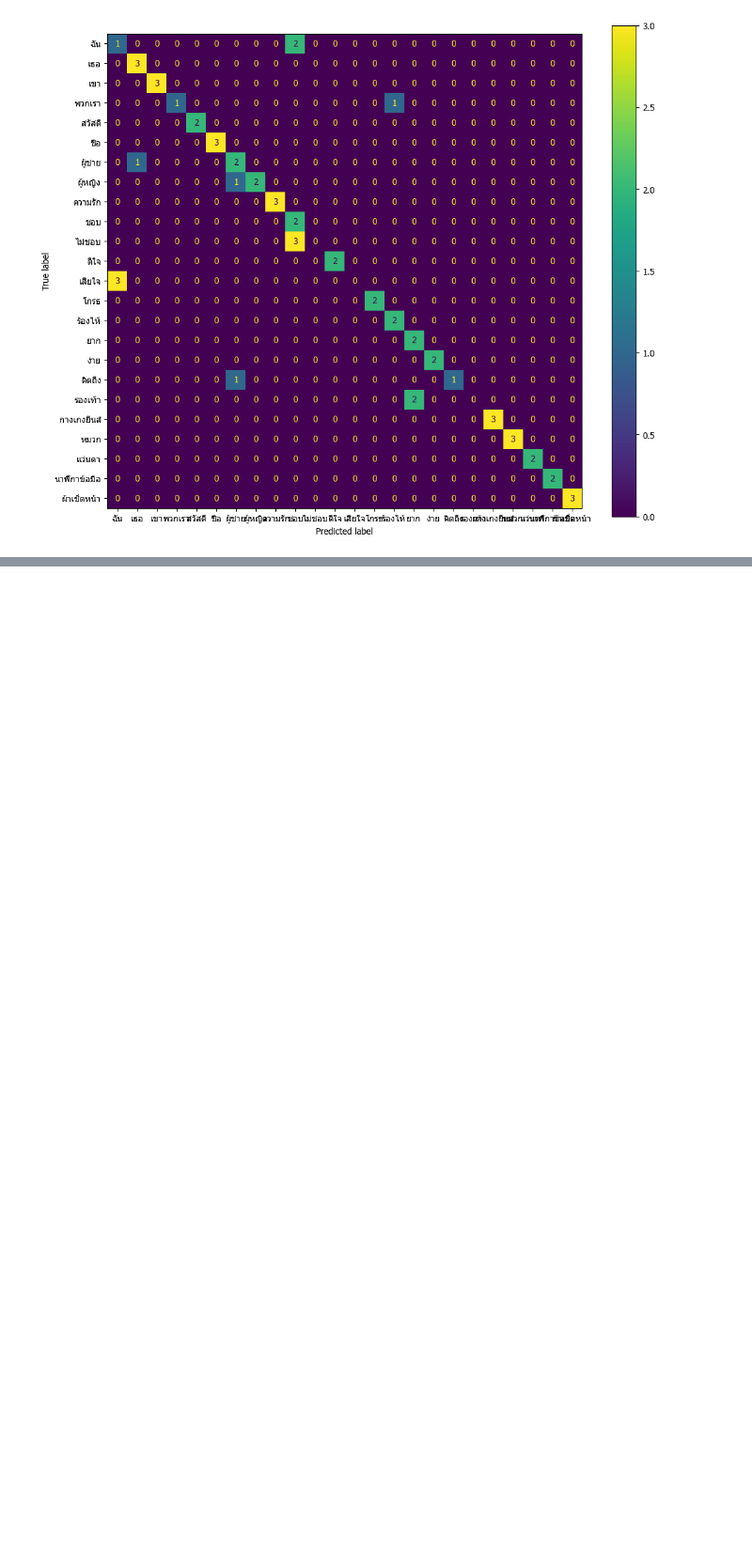
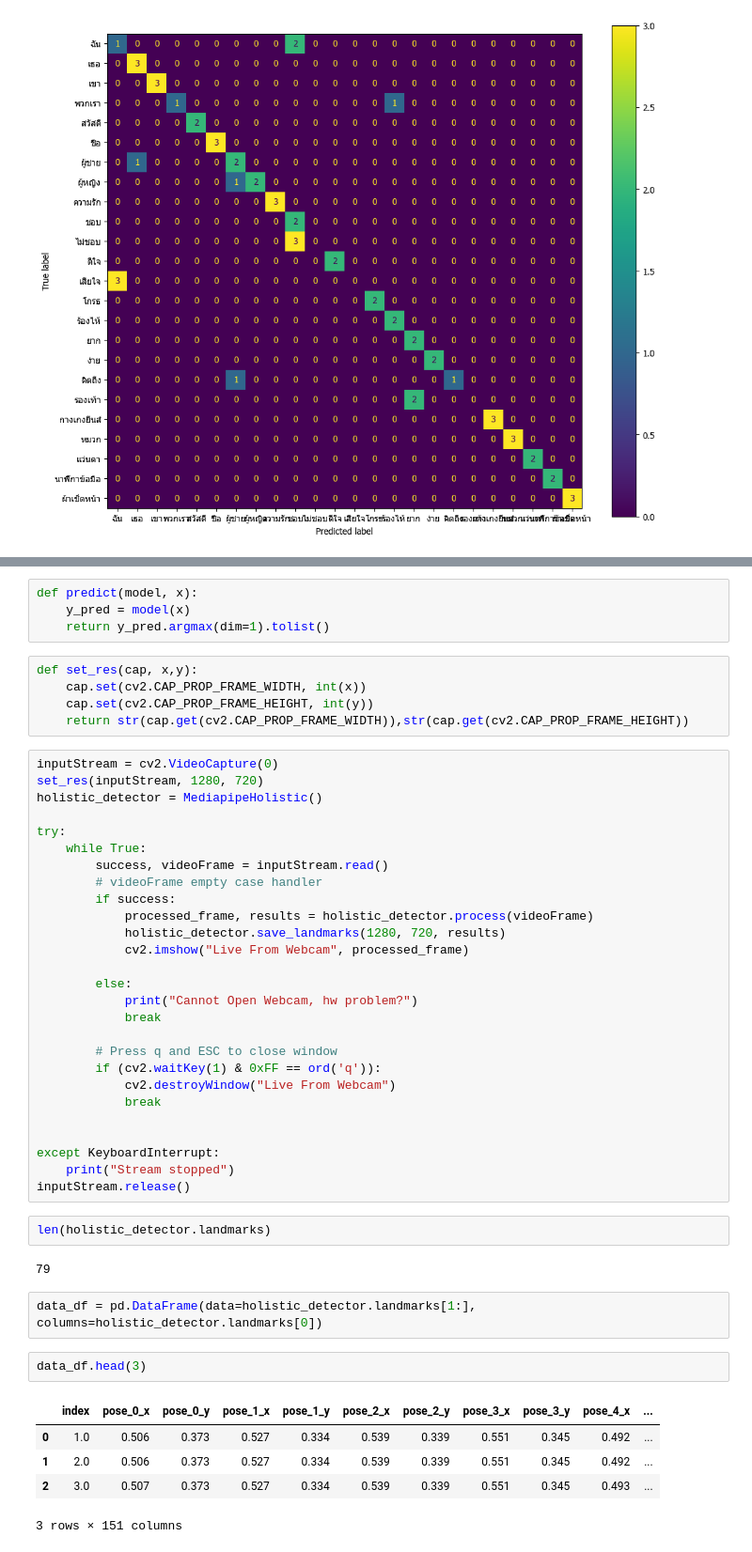
Before and after one commit to SirawitN/CV2022-2_Term_Project, a Jupyter notebook: model.ipynb, the cells around one changed output, grey strips where cells are left out. Shown at 94% size. Saved outputs shown, nothing was run; the diff lists cells and outputs as text; blank space fills up the shorter version.

Commit message:
🚧 test the model with input from webcam

```diff
--- a/model.ipynb
+++ b/model.ipynb
@@ -384,0 +405,50 @@ plt.show()
+# %%
+def predict(model, x):
+    y_pred = model(x)
+    return y_pred.argmax(dim=1).tolist()
+# %%
+def set_res(cap, x,y):
+    cap.set(cv2.CAP_PROP_FRAME_WIDTH, int(x))
+    cap.set(cv2.CAP_PROP_FRAME_HEIGHT, int(y))
+    return str(cap.get(cv2.CAP_PROP_FRAME_WIDTH)),str(cap.get(cv2.CAP_PROP_FRAME_HEIGHT))
+# %%
+inputStream = cv2.VideoCapture(0)
+set_res(inputStream, 1280, 720)
+holistic_detector = MediapipeHolistic()
+
+try:
+    while True:
+        success, videoFrame = inputStream.read()
+        # videoFrame empty case handler
+        if success:
+            processed_frame, results = holistic_detector.process(videoFrame)
+            holistic_detector.save_landmarks(1280, 720, results)
+            cv2.imshow("Live From Webcam", processed_frame)
+
+        else:
+            print("Cannot Open Webcam, hw problem?")
+            break
+
+        # Press q and ESC to close window
+        if (cv2.waitKey(1) & 0xFF == ord('q')):
+            cv2.destroyWindow("Live From Webcam")
+            break
+
+
+except KeyboardInterrupt:
+    print("Stream stopped")
+inputStream.release()
+# %%
+len(holistic_detector.landmarks)
+# %% [output]
+79
+# %%
+data_df = pd.DataFrame(data=holistic_detector.landmarks[1:], columns=holistic_detector.landmarks[0])
+# %%
+data_df.head(3)
+# %% [output]
+|  | index | pose_0_x | pose_0_y | pose_1_x | pose_1_y | pose_2_x | pose_2_y | pose_3_x | pose_3_y | pose_4_x | ... |
+| 0 | 1.0 | 0.506 | 0.373 | 0.527 | 0.334 | 0.539 | 0.339 | 0.551 | 0.345 | 0.492 | ... |
+| 1 | 2.0 | 0.506 | 0.373 | 0.527 | 0.334 | 0.539 | 0.339 | 0.551 | 0.345 | 0.492 | ... |
+| 2 | 3.0 | 0.507 | 0.373 | 0.527 | 0.334 | 0.539 | 0.339 | 0.551 | 0.345 | 0.493 | ... |
+3 rows × 151 columns
```
Also changed, not shown: parts of 7 cells of this notebook.
